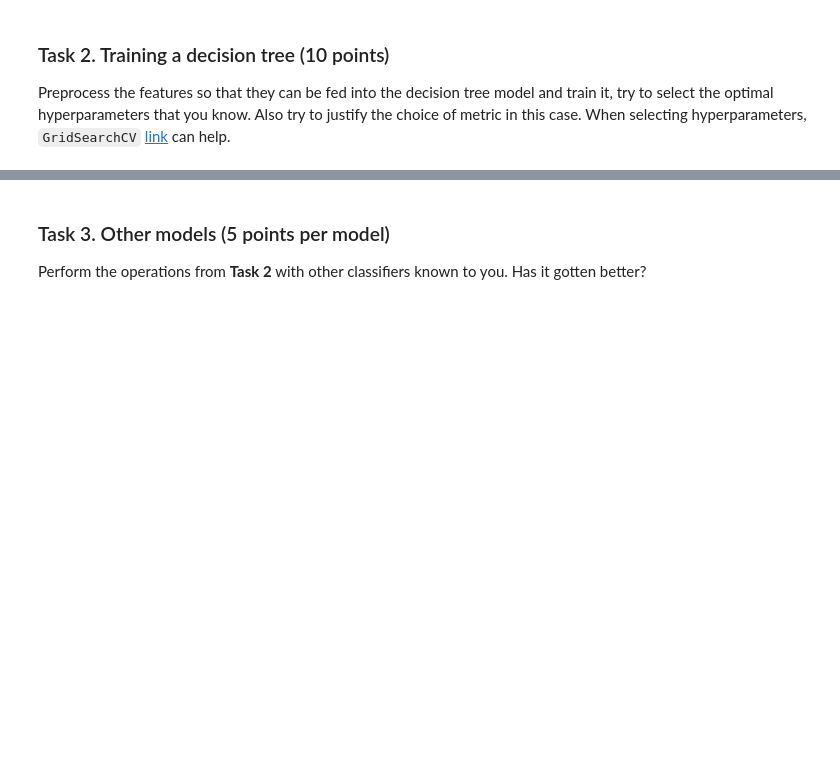
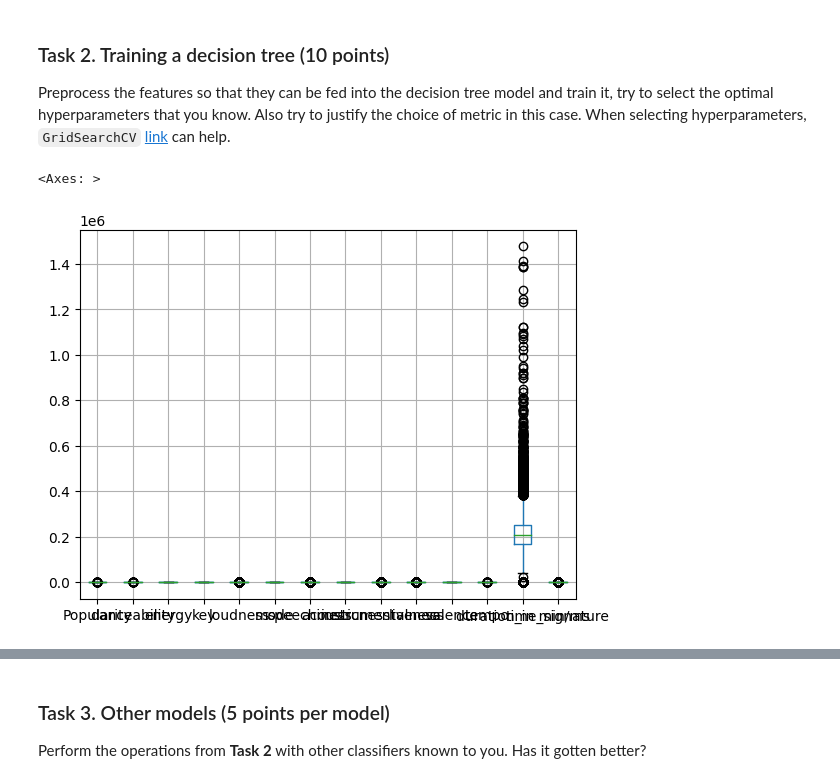
Before and after one commit to MShtol/BI_ML_2021, a Jupyter notebook: lesson_4/dt_lecture_practice.ipynb, the cells around one changed output, grey strips where cells are left out. Cells and saved outputs as stored; diff of their text form; code cells hidden in the pictures; blank space fills up the shorter version.

```diff
--- a/lesson_4/dt_lecture_practice.ipynb
+++ b/lesson_4/dt_lecture_practice.ipynb
@@ -77,3 +94,13 @@ Very unbalanced classes
 ### Task 2. Training a decision tree (10 points)
 
 Preprocess the features so that they can be fed into the decision tree model and train it, try to select the optimal hyperparameters that you know. Also try to justify the choice of metric in this case. When selecting hyperparameters, `GridSearchCV` [link](https://scikit-learn.org/stable/modules/generated/sklearn.model_selection.GridSearchCV.html) can help.
+# %%
+X = data.drop(['Class', 'Artist Name', 'Track Name'], axis=1)
+y = data.Class
+X_train, X_test, y_train, y_test = train_test_split(
+    X, y,  train_size=0.8, random_state=RANDOM_STATE)
+# %%
+X.boxplot()
+# %% [output]
+<Axes: >
+[figure, added]
```
Also changed, not shown: parts of 7 cells of this notebook, 1 other file.
